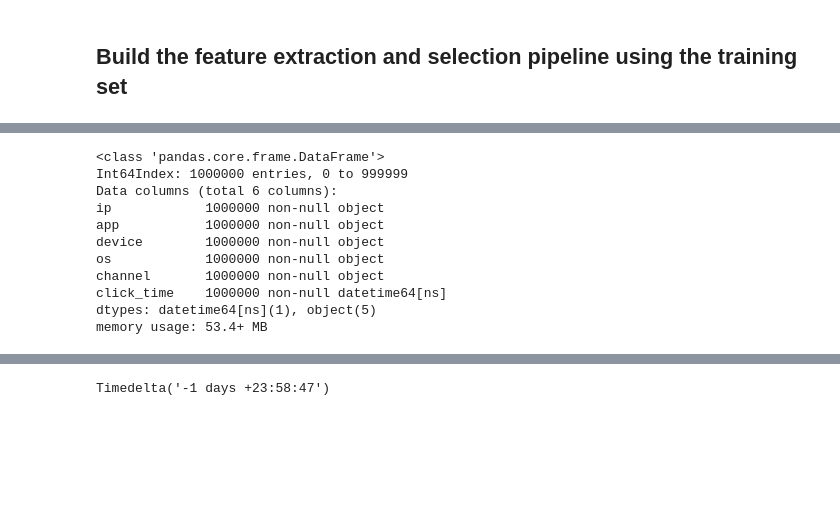
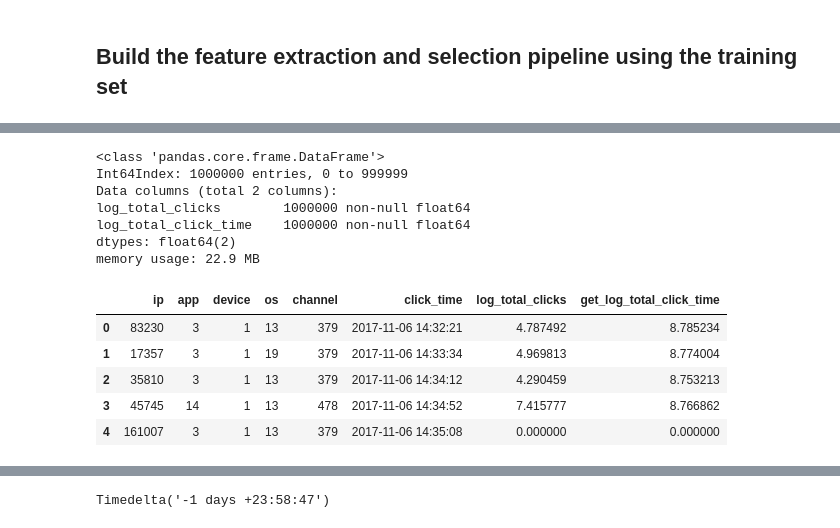
Before and after one commit to ayguno/User-click-detection-predictive-modeling, a Jupyter notebook: User-click-detection-predictive-modeling.ipynb, the cells around one changed output, grey strips where cells are left out. Drawn from its saved outputs; the diff is of its cells as text; code cells hidden in the pictures; blank space fills up the shorter version.

Commit message:
Time feature processing custom function

```diff
--- a/User-click-detection-predictive-modeling.ipynb
+++ b/User-click-detection-predictive-modeling.ipynb
@@ -207,14 +253,19 @@ X_train.click_time = pd.to_datetime(X_train.click_time)
 # %%
-X_train.info()
+temp_data.info()
 # %% [output]
 <class 'pandas.core.frame.DataFrame'>
 Int64Index: 1000000 entries, 0 to 999999
-Data columns (total 6 columns):
-ip            1000000 non-null object
-app           1000000 non-null object
-device        1000000 non-null object
-os            1000000 non-null object
-channel       1000000 non-null object
-click_time    1000000 non-null datetime64[ns]
-dtypes: datetime64[ns](1), object(5)
-memory usage: 53.4+ MB
+Data columns (total 2 columns):
+log_total_clicks        1000000 non-null float64
+log_total_click_time    1000000 non-null float64
+dtypes: float64(2)
+memory usage: 22.9 MB
+# %%
+temp_data.head()
+# %% [output]
+|  | ip | app | device | os | channel | click_time | log_total_clicks | get_log_total_click_time |
+| 0 | 83230 | 3 | 1 | 13 | 379 | 2017-11-06 14:32:21 | 4.787492 | 8.785234 |
+| 1 | 17357 | 3 | 1 | 19 | 379 | 2017-11-06 14:33:34 | 4.969813 | 8.774004 |
+| 2 | 35810 | 3 | 1 | 13 | 379 | 2017-11-06 14:34:12 | 4.290459 | 8.753213 |
+| 3 | 45745 | 14 | 1 | 13 | 478 | 2017-11-06 14:34:52 | 7.415777 | 8.766862 |
+| 4 | 161007 | 3 | 1 | 13 | 379 | 2017-11-06 14:35:08 | 0.000000 | 0.000000 |
```
Also changed, not shown: parts of 11 cells of this notebook.
